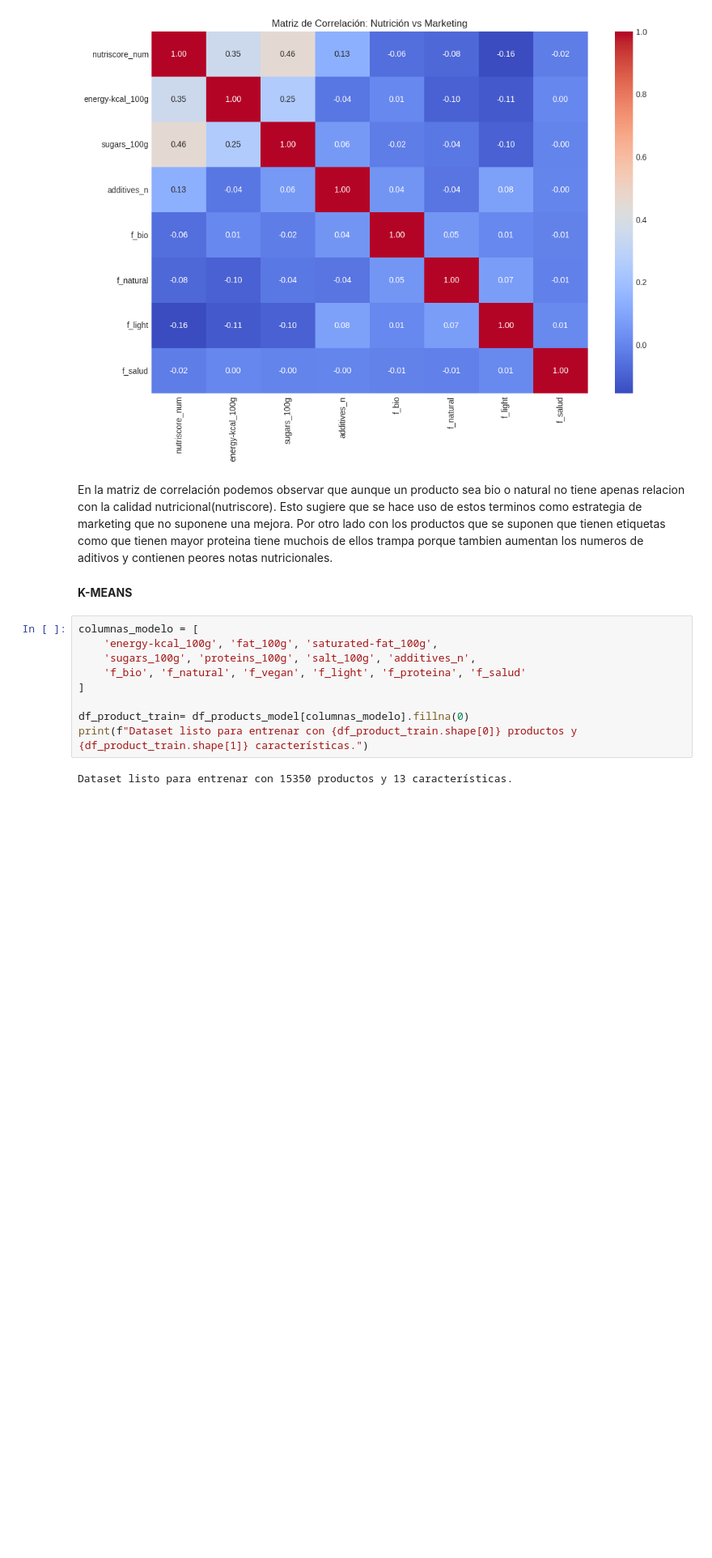
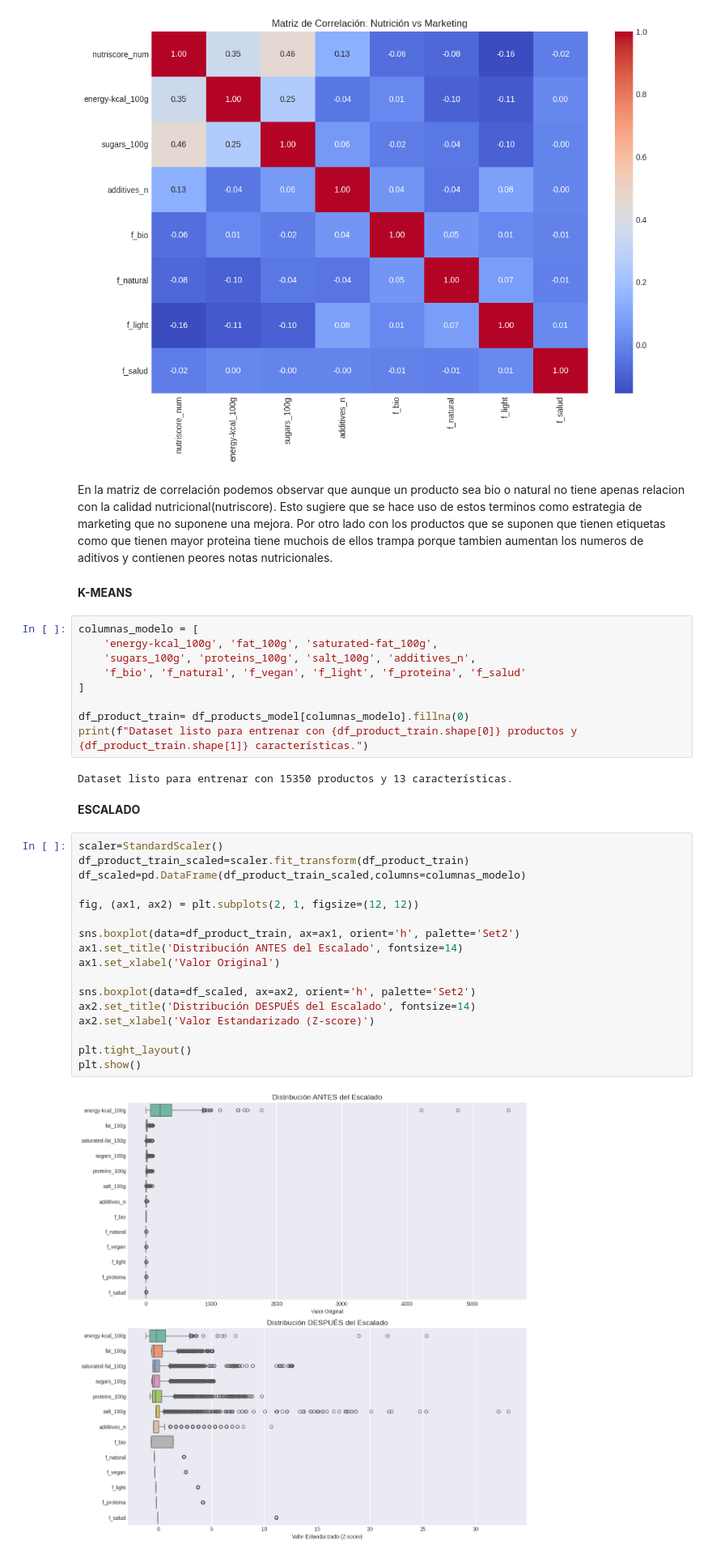
Before and after one commit to Kmpi17/TFMGreenWashing, a Jupyter notebook: TFG_KMPI.ipynb, the cells around one changed output. Shown at 81% size. Saved outputs shown, nothing was run; the diff lists cells and outputs as text; blank space fills up the shorter version.

```diff
--- a/TFG_KMPI.ipynb
+++ b/TFG_KMPI.ipynb
@@ -827,3 +830,24 @@ df_product_train= df_products_model[columnas_modelo].fillna(0)
 print(f"Dataset listo para entrenar con {df_product_train.shape[0]} productos y {df_product_train.shape[1]} características.")
 # %% [output]
 Dataset listo para entrenar con 15350 productos y 13 características.
+# %% [markdown]
+**ESCALADO**
+# %%
+scaler=StandardScaler()
+df_product_train_scaled=scaler.fit_transform(df_product_train)
+df_scaled=pd.DataFrame(df_product_train_scaled,columns=columnas_modelo)
+
+fig, (ax1, ax2) = plt.subplots(2, 1, figsize=(12, 12))
+
+sns.boxplot(data=df_product_train, ax=ax1, orient='h', palette='Set2')
+ax1.set_title('Distribución ANTES del Escalado', fontsize=14)
+ax1.set_xlabel('Valor Original')
+
+sns.boxplot(data=df_scaled, ax=ax2, orient='h', palette='Set2')
+ax2.set_title('Distribución DESPUÉS del Escalado', fontsize=14)
+ax2.set_xlabel('Valor Estandarizado (Z-score)')
+
+plt.tight_layout()
+plt.show()
+# %% [output]
+[figure, added]
```
Also changed, not shown: parts of 10 cells of this notebook.
